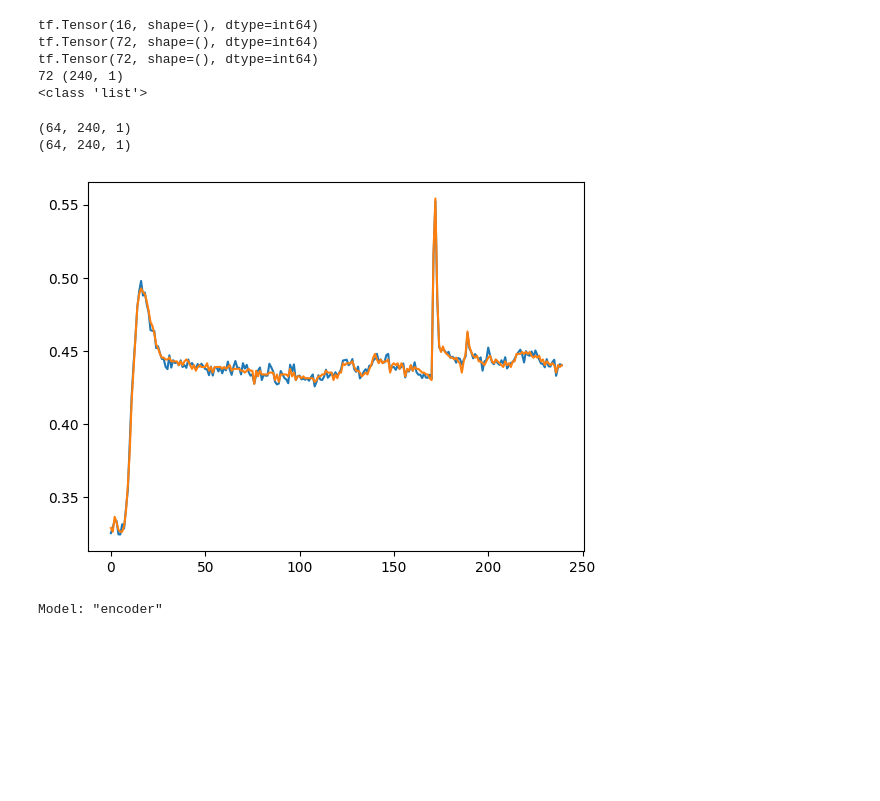
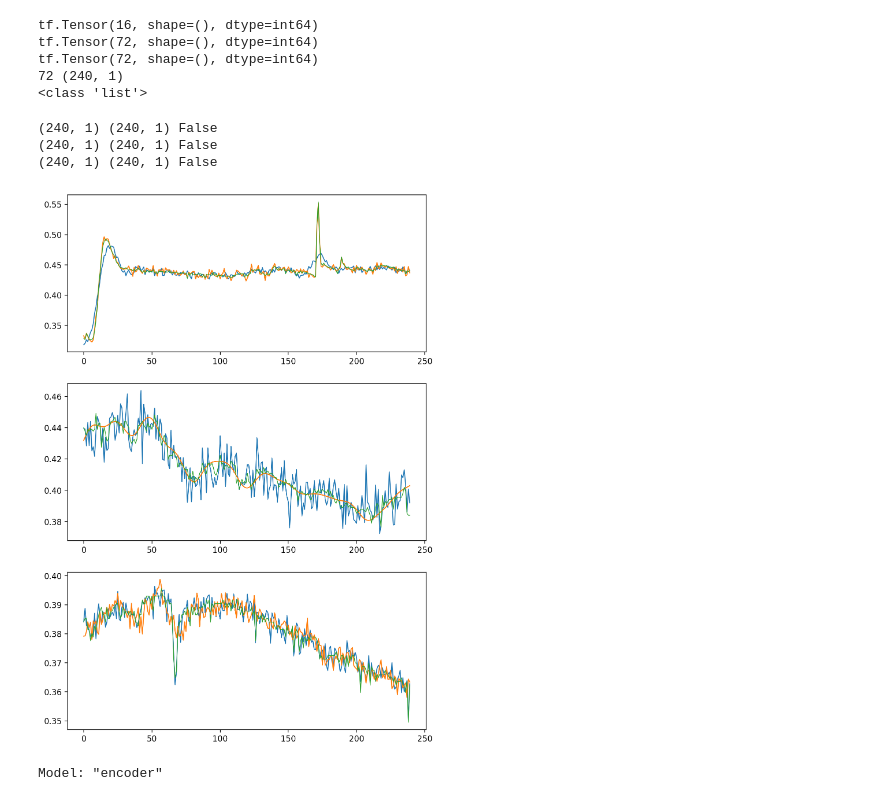
Before and after one commit to yuyenchu/EDA_contrastive_learning, a Jupyter notebook: test.ipynb, the cells around one changed output. Saved outputs shown, nothing was run; the diff lists cells and outputs as text; code cells hidden in the pictures; blank space fills up the shorter version.

Commit message:
update data augment

```diff
--- a/test.ipynb
+++ b/test.ipynb
@@ -103,9 +103,9 @@ def get_dataset(data_path='./', batch_size=64, test_size=0.2, seed=42):
     unlabeled_eda, labeled_eda = np.array(unlabeled_eda, np.float32), np.array(labeled_eda, np.float32)
     labels = (np.array(labels)==2).astype(np.int32)
     X_train, X_test, y_train, y_test = train_test_split(labeled_eda, labels, test_size=test_size, random_state=seed)
-    unlabeled_train_ds = Dataset.from_tensor_slices(unlabeled_eda) \
-        .batch(batch_size) \
-        .prefetch(buffer_size=tf.data.AUTOTUNE)
+    unlabeled_train_ds = Dataset.from_tensor_slices(unlabeled_eda) #\
+        # .batch(batch_size) \
+        # .prefetch(buffer_size=tf.data.AUTOTUNE)
     labeled_train_ds = Dataset.from_tensor_slices((X_train, y_train)) \
         .batch(batch_size) \
         .prefetch(buffer_size=tf.data.AUTOTUNE)
@@ -141,7 +141,7 @@ class LowPassFilterDeterministic():
 
     def __call__(self, x):
         # print(x.shape)
-        segment_filtered = scipy.signal.filtfilt(self.b, self.a, x, axis=1)
+        segment_filtered = scipy.signal.filtfilt(self.b, self.a, x, axis=0)
         return segment_filtered.astype(np.float32)
 
 
@@ -154,58 +154,70 @@ class GaussianNoiseDeterministic:
         self.sigma_scale = sigma_scale
 
     def __call__(self, x):
-        x = np.squeeze(x, -1)
-        mean_power_diff = np.mean(np.abs(x - np.mean(x, axis=1, keepdims=True)),axis=1, keepdims=True)
+        # x = np.squeeze(x, -1)
+        mean_power_diff = np.mean(np.abs(x - np.mean(x)))
         noise_sigma = mean_power_diff * self.sigma_scale
         noise = np.random.normal(scale=noise_sigma, size=x.shape)
-        # print((x + noise).shape)
-        return np.expand_dims(x + noise, -1).astype(np.float32)
+        # print(noise_sigma)
+        return (x + noise).astype(np.float32)
 
 
 class GaussianNoiseStochastic:
     def __init__(self, sigma_scale_min=0.0, sigma_scale_max=0.5):
         """
         :param sigma_scale_min: min factor to use in computing sigma parameter for noise distribution
         :param sigma_scale_max: max factor to use in computing sigma parameter for noise distribution
             sample sigma_scale uniformly in [sigma_scale_min, sigma_scale_max)
             sigma = mean(abs(diff between signal & mean))) * sigma_scale
         """
         self.sigma_scale_min = sigma_scale_min
         self.sigma_scale_max = sigma_scale_max
 
     def __call__(self, x):
         # sample sigma scale
-        x = np.squeeze(x, -1)
-        sigma_scale = np.random.uniform(self.sigma_scale_min, self.sigma_scale_max, size=(x.shape[0],1))
+        # x = np.squeeze(x, -1)
+        sigma_scale = np.random.uniform(self.sigma_scale_min, self.sigma_scale_max)
         # print(sigma_scale.shape)
-        mean_power_diff = np.mean(np.abs(x - np.mean(x, axis=1, keepdims=True)),axis=1, keepdims=True)
+        mean_power_diff = np.mean(np.abs(x - np.mean(x)))
         noise_sigma = mean_power_diff * sigma_scale
         noise = np.random.normal(scale=noise_sigma, size=x.shape)
-        return np.expand_dims(x + noise, -1).astype(np.float32)
+        return (x + noise).astype(np.float32)
 
+class DataAugmenter():
+    def __init__(self, augmenters, prob=0.5):
+        self.augmenters = augmenters
+        self.prob = prob
 
-def get_augment_func(augmenters):
-    def augment(x):
-        for aug in augmenters:
-            if (tf.random.uniform(maxval=1, shape=[1])>0.5):
+    def __call__(self, x):
+        for aug in self.augmenters:
+            if (self.prob > tf.random.uniform(maxval=1, shape=[1])):
                 x = tf.numpy_function(aug, [x], [tf.float32])[0]
         return x
-    return augment
 
 augmenters = [
-    GaussianNoiseStochastic(0.1),
-    LowPassFilterDeterministic(),
+    GaussianNoiseStochastic(0.25),
+    LowPassFilterDeterministic(highcut_hz=0.2),
+    GaussianNoiseDeterministic(0.3),
  ]
-for u in unlabeled_train_ds.map(get_augment_func(augmenters)).take(1):
-    print(u.shape)
-    plt.plot(u[0])
-for u in unlabeled_train_ds.take(1):
-    print(u.shape)
-    plt.plot(u[0])
+da = DataAugmenter(augmenters, 0.7)
+samples = 3
+plt.figure(figsize=(8, 4*samples), dpi=200)
+ds1 = Dataset.zip(unlabeled_train_ds.map(da),unlabeled_train_ds.map(da))
+ds2 = unlabeled_train_ds
+for i, (u1, u2) in enumerate(ds1.take(samples)):
+    print(u1.shape, u2.shape, (u1.numpy()==u2.numpy()).all())
+    plt.subplot(samples, 1, i+1)
+    plt.plot(u1, linewidth=1.1)
+    plt.plot(u2, linewidth=1.2)
+for i, u in enumerate(ds2.take(samples)):
+    # print(u.shape)
+    plt.subplot(samples, 1, i+1)
+    plt.plot(u, linewidth=0.8)
 # %% [output]
-(64, 240, 1)
-(64, 240, 1)
+(240, 1) (240, 1) False
+(240, 1) (240, 1) False
+(240, 1) (240, 1) False
-[figure, old version]
+[figure, new version]
 # %%
 def build_encoder():
     return keras.Sequential(
```
